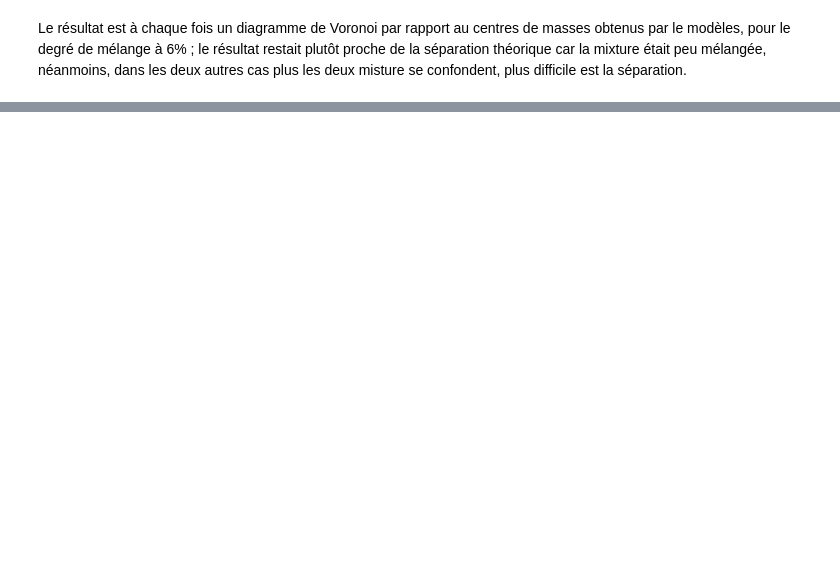
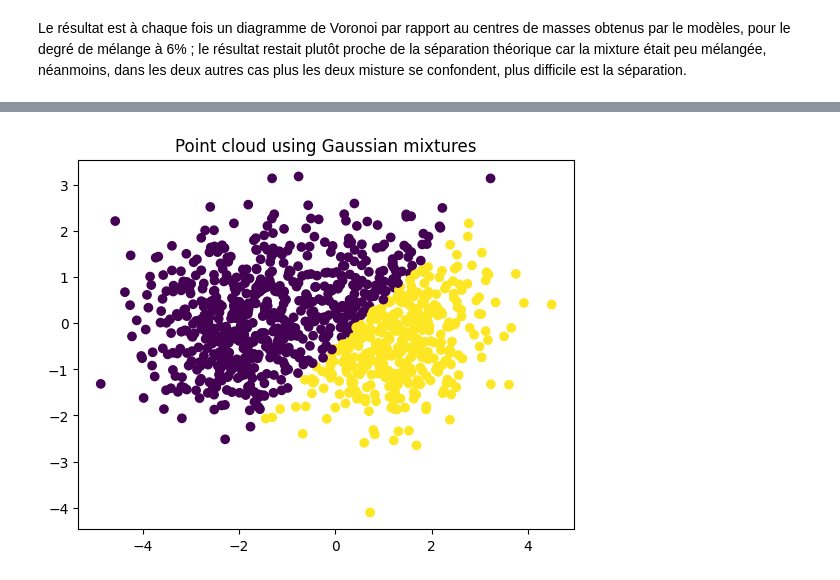
Before and after one commit to kerrianlc/kernel-regressors, a Jupyter notebook: tp3/tp3.ipynb, the cells around one changed output, grey strips where cells are left out. Drawn from its saved outputs; the diff is of its cells as text; code cells hidden in the pictures; blank space fills up the shorter version.

```diff
--- a/tp3/tp3.ipynb
+++ b/tp3/tp3.ipynb
@@ -128,0 +184,6 @@ Le résultat est à chaque fois un diagramme de Voronoi par rapport au centres d
+# %%
+_, ax = plt.subplots()
+labels = cem_algorithm(points0, 2)
+plot_points(ax, points0, c=labels)
+# %% [output]
+[figure, added]
```
Also changed, not shown: parts of 7 cells of this notebook.
